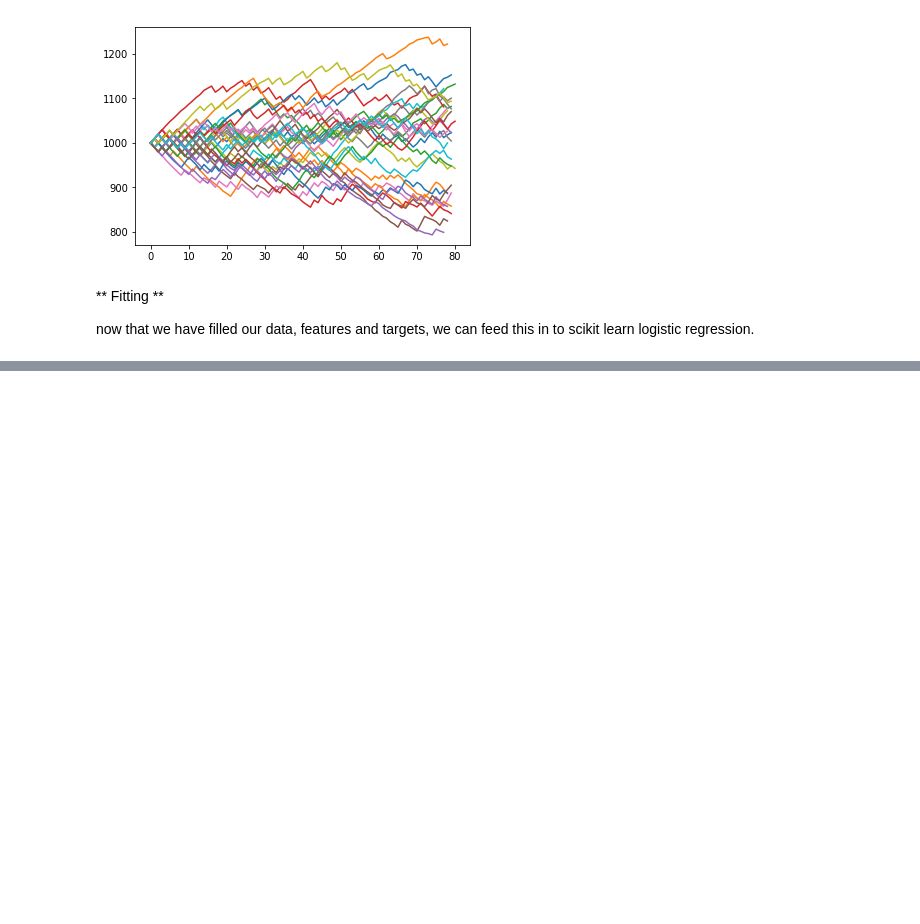
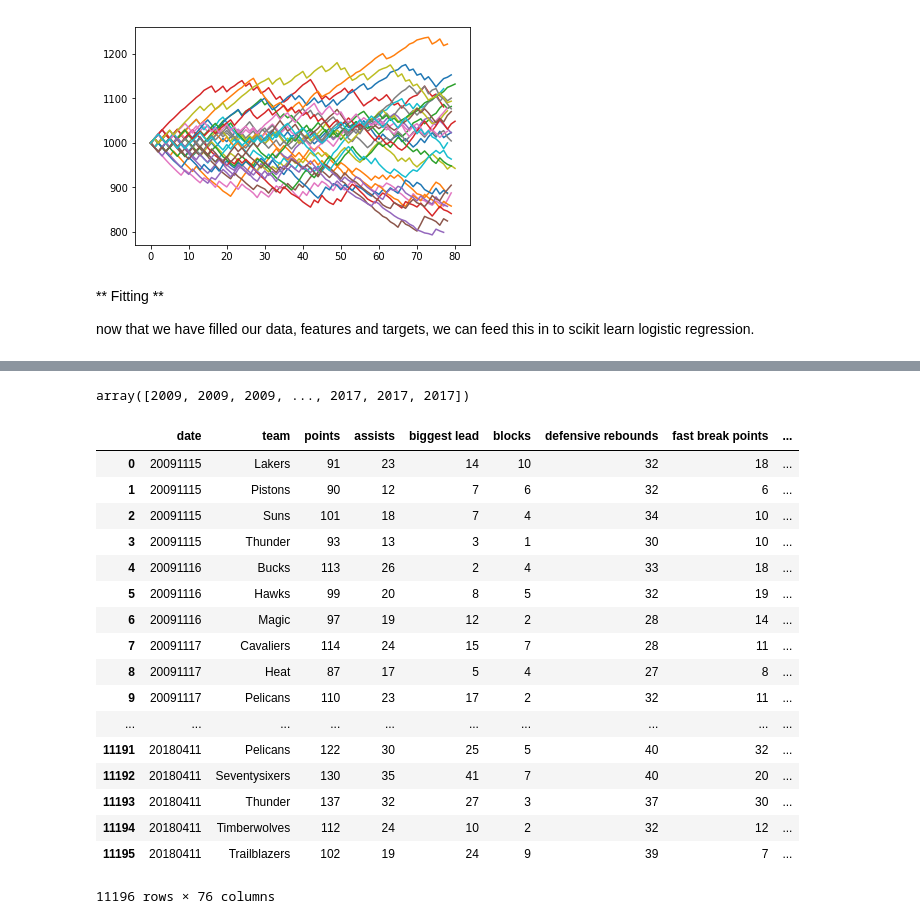
Before and after one commit to arkm97/basketball-elos, a Jupyter notebook: Final_Project_NBA_TEMPLATE.ipynb, the cells around one changed output, grey strips where cells are left out. Saved outputs shown, nothing was run; the diff lists cells and outputs as text; code cells hidden in the pictures; blank space fills up the shorter version.

```diff
--- a/Final_Project_NBA_TEMPLATE.ipynb
+++ b/Final_Project_NBA_TEMPLATE.ipynb
@@ -213,0 +32,23 @@ def get_predictors_for_team(season,team,predictorname):
+# %%
+def make_target(data):
+    """
+    Determine which team won; return 1 for home team, 0 for opponent
+    """
+
+    if data['points'] > data['o:points']:
+        return 1
+    else:
+        return 0
+# %%
+#  build feature columns
+
+#  make target
+data['won'] = data.apply(make_target, axis=1)
+
+#  win ratios for home and opponent
+data['win_ratio'] = data['wins'] / data['game number']
+data['o:win_ratio'] = data['o:wins'] / data['game number']
+
+#  sum of points in previous 10 games
+data['points last 10'] = data['points'].rolling(10).sum()
+data['o:points last 10'] = data['o:points'].rolling(10).sum()
@@ -390,0 +249,25 @@ print ('2017 Season Test Accuracy (Logistic Regression) %.3f'%(model.score(np.ar
+# %%
+season
+# %% [output]
+array([2009, 2009, 2009, ..., 2017, 2017, 2017])
+# %%
+data
+# %% [output]
+|  | date | team | points | assists | biggest lead | blocks | defensive rebounds | fast break points | ... |
+| 0 | 20091115 | Lakers | 91 | 23 | 14 | 10 | 32 | 18 | ... |
+| 1 | 20091115 | Pistons | 90 | 12 | 7 | 6 | 32 | 6 | ... |
+| 2 | 20091115 | Suns | 101 | 18 | 7 | 4 | 34 | 10 | ... |
+| 3 | 20091115 | Thunder | 93 | 13 | 3 | 1 | 30 | 10 | ... |
+| 4 | 20091116 | Bucks | 113 | 26 | 2 | 4 | 33 | 18 | ... |
+| 5 | 20091116 | Hawks | 99 | 20 | 8 | 5 | 32 | 19 | ... |
+| 6 | 20091116 | Magic | 97 | 19 | 12 | 2 | 28 | 14 | ... |
+| 7 | 20091117 | Cavaliers | 114 | 24 | 15 | 7 | 28 | 11 | ... |
+| 8 | 20091117 | Heat | 87 | 17 | 5 | 4 | 27 | 8 | ... |
+| 9 | 20091117 | Pelicans | 110 | 23 | 17 | 2 | 32 | 11 | ... |
+| ... | ... | ... | ... | ... | ... | ... | ... | ... | ... |
+| 11191 | 20180411 | Pelicans | 122 | 30 | 25 | 5 | 40 | 32 | ... |
+| 11192 | 20180411 | Seventysixers | 130 | 35 | 41 | 7 | 40 | 20 | ... |
+| 11193 | 20180411 | Thunder | 137 | 32 | 27 | 3 | 37 | 30 | ... |
+| 11194 | 20180411 | Timberwolves | 112 | 24 | 10 | 2 | 32 | 12 | ... |
+| 11195 | 20180411 | Trailblazers | 102 | 19 | 24 | 9 | 39 | 7 | ... |
+11196 rows × 76 columns
```
Also changed, not shown: parts of 28 cells of this notebook.
